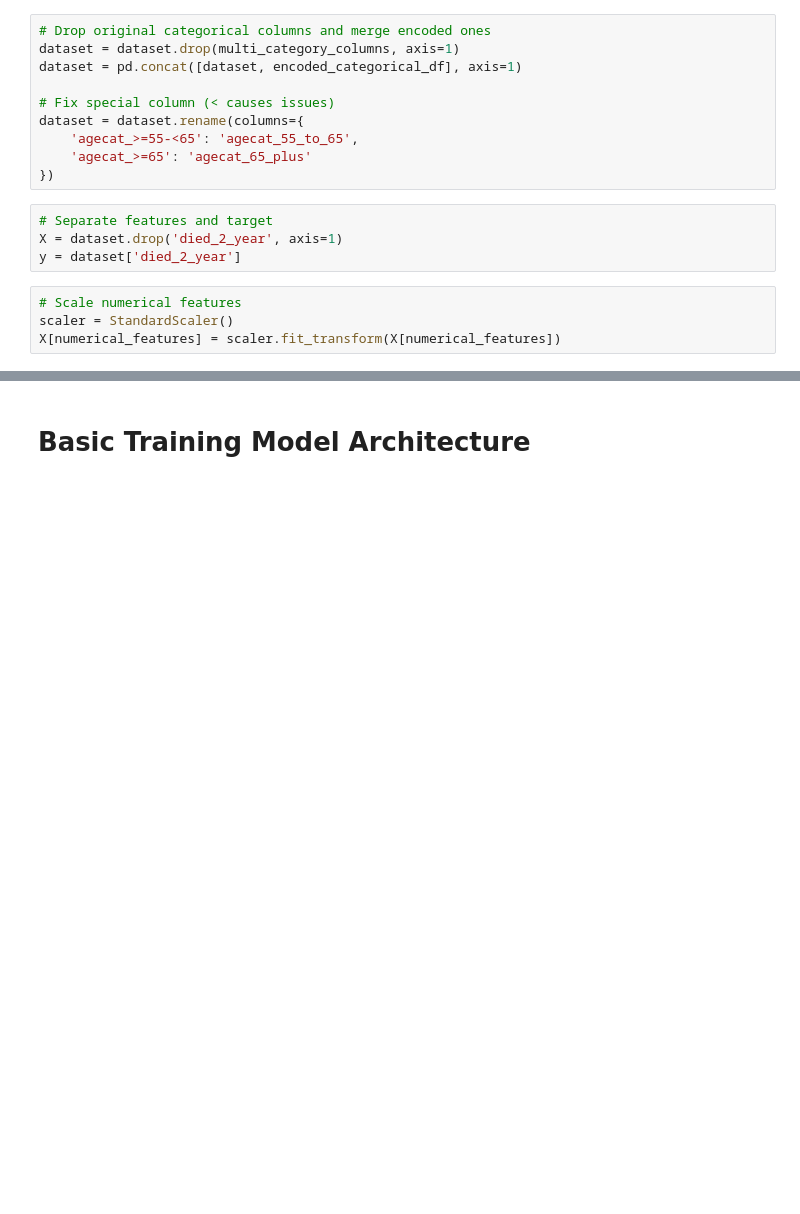
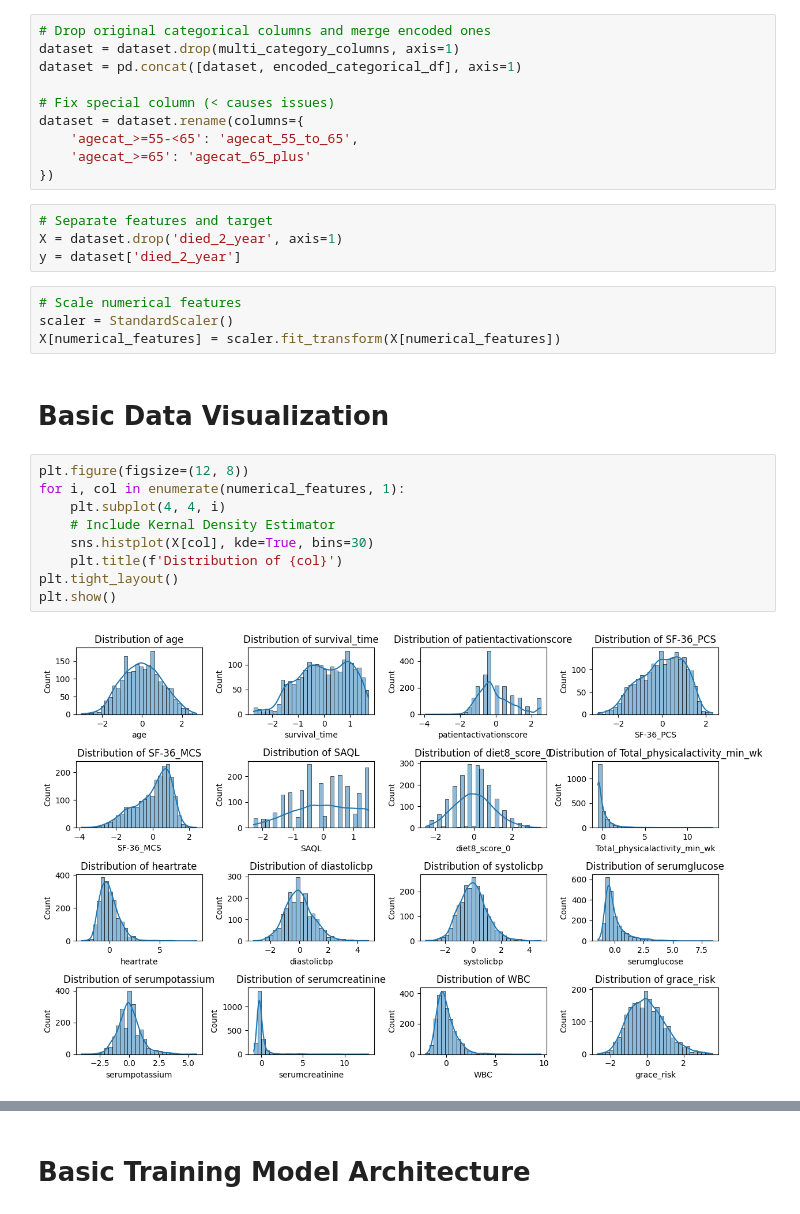
Before and after one commit to dburkhart07/Life-Expectancy-Predictor, a Jupyter notebook: Abstract_Life_Expectancy.ipynb, the cells around one changed output, grey strips where cells are left out. Drawn from its saved outputs; the diff is of its cells as text; blank space fills up the shorter version.

```diff
--- a/Abstract_Life_Expectancy.ipynb
+++ b/Abstract_Life_Expectancy.ipynb
@@ -81,3 +86,16 @@ y = dataset['died_2_year']
 # Scale numerical features
 scaler = StandardScaler()
 X[numerical_features] = scaler.fit_transform(X[numerical_features])
+# %% [markdown]
+<h1>Basic Data Visualization</h1>
+# %%
+plt.figure(figsize=(12, 8))
+for i, col in enumerate(numerical_features, 1):
+    plt.subplot(4, 4, i)
+    # Include Kernal Density Estimator
+    sns.histplot(X[col], kde=True, bins=30)
+    plt.title(f'Distribution of {col}')
+plt.tight_layout()
+plt.show()
+# %% [output]
+[figure, added]
```
Also changed, not shown: parts of 17 cells of this notebook, 1 other file.
